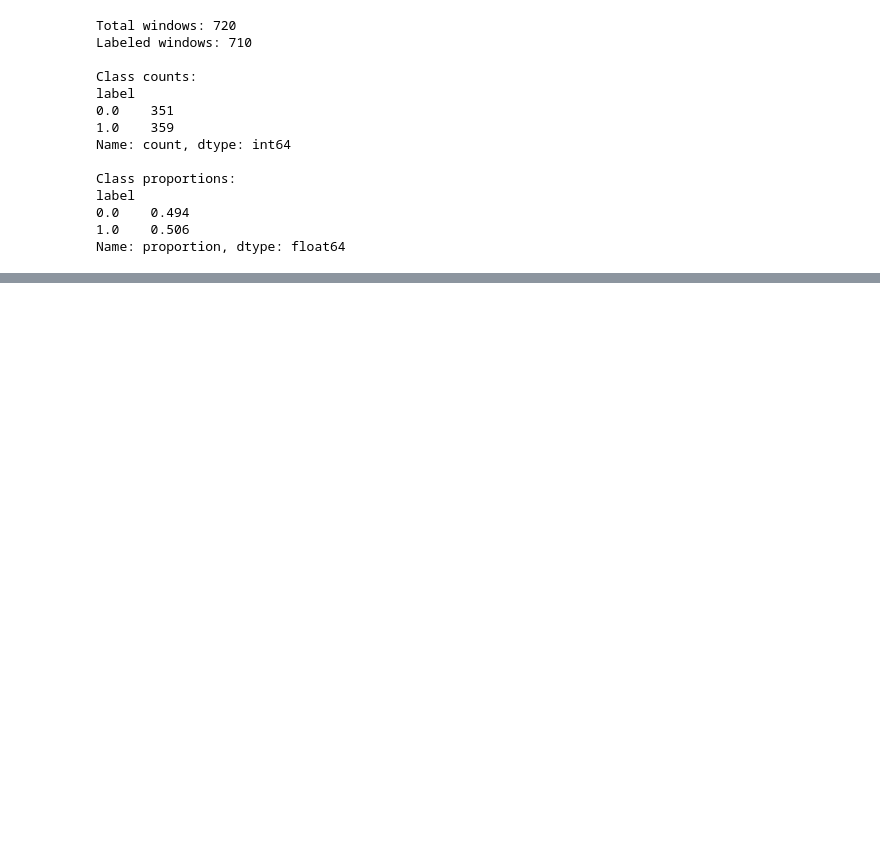
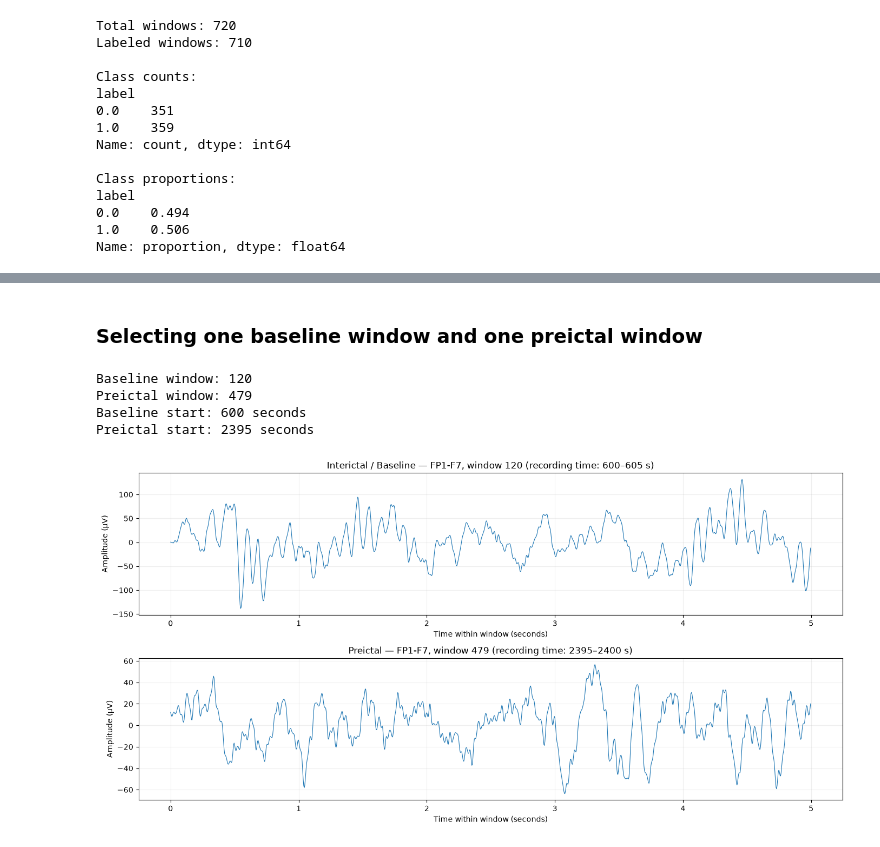
Before and after one commit to siddardha-007/visualizing-neural-storms, a Jupyter notebook: notebooks/01_loading.ipynb, the cells around one changed output, grey strips where cells are left out. Cells and saved outputs as stored; diff of their text form; code cells hidden in the pictures; blank space fills up the shorter version.

```diff
--- a/notebooks/01_loading.ipynb
+++ b/notebooks/01_loading.ipynb
@@ -549,0 +661,79 @@ Name: proportion, dtype: float64
+# %% [markdown]
+### Selecting one baseline window and one preictal window
+# %%
+import numpy as np
+import pandas as pd
+import matplotlib.pyplot as plt
+from scipy.signal import stft
+
+# Select windows using their existing labels
+baseline_candidates = window_table[
+    (window_table["label"] == 0) &
+    (window_table["end_seconds"] <= preictal_start)
+]
+
+preictal_candidates = window_table[
+    window_table["label"] == 1
+]
+
+# Select a baseline window around 10 minutes
+baseline_window_id = int(
+    baseline_candidates.iloc[
+        np.argmin(
+            np.abs(baseline_candidates["start_seconds"].to_numpy() - 600)
+        )
+    ]["window_id"]
+)
+
+# Select a preictal window around 10 minutes before seizure onset
+preictal_window_id = int(
+    preictal_candidates.iloc[
+        np.argmin(
+            np.abs(
+                preictal_candidates["start_seconds"].to_numpy()
+                - (seizure_start - 600)
+            )
+        )
+    ]["window_id"]
+)
+
+print("Baseline window:", baseline_window_id)
+print("Preictal window:", preictal_window_id)
+print("Baseline start:", window_table.loc[
+    baseline_window_id, "start_seconds"
+], "seconds")
+print("Preictal start:", window_table.loc[
+    preictal_window_id, "start_seconds"
+], "seconds")
+# %% [output]
+Baseline window: 120
+Preictal window: 479
+Baseline start: 600 seconds
+Preictal start: 2395 seconds
+# %%
+channel_name = "FP1-F7"
+channel_idx = working_raw.ch_names.index(channel_name)
+
+window_ids = [baseline_window_id, preictal_window_id]
+titles = ["Interictal / Baseline", "Preictal"]
+
+fig, axes = plt.subplots(2, 1, figsize=(14, 7))
+
+for ax, window_id, title in zip(axes, window_ids, titles):
+    eeg = X_windows[window_id, channel_idx, :] * 1e6
+    time = np.arange(len(eeg)) / sfreq
+
+    ax.plot(time, eeg, linewidth=0.8)
+    ax.set_title(
+        f"{title} — {channel_name}, "
+        f"window {window_id} "
+        f"(recording time: {window_id * 5}–{window_id * 5 + 5} s)"
+    )
+    ax.set_xlabel("Time within window (seconds)")
+    ax.set_ylabel("Amplitude (µV)")
+    ax.grid(alpha=0.2)
+
+plt.tight_layout()
+plt.show()
+# %% [output]
+[figure, added]
```
Also changed, not shown: parts of 8 cells of this notebook.
